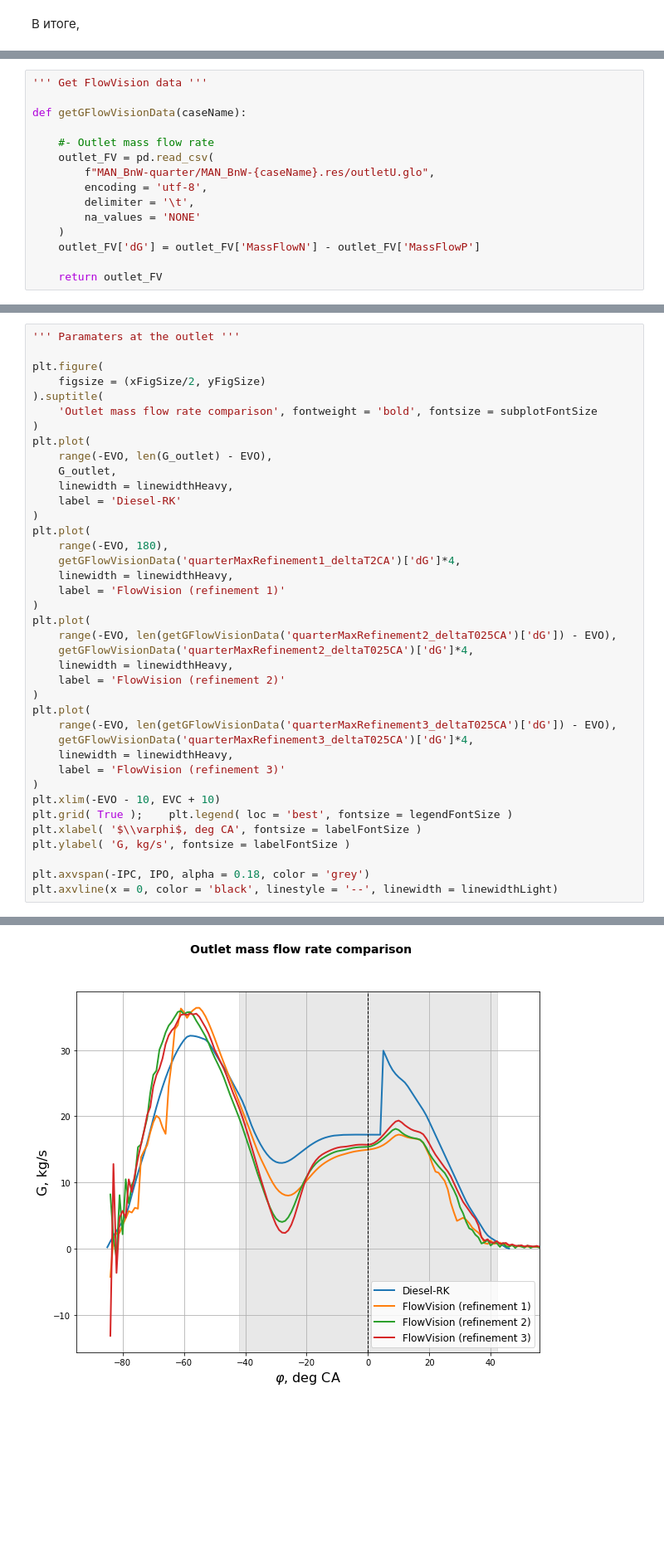
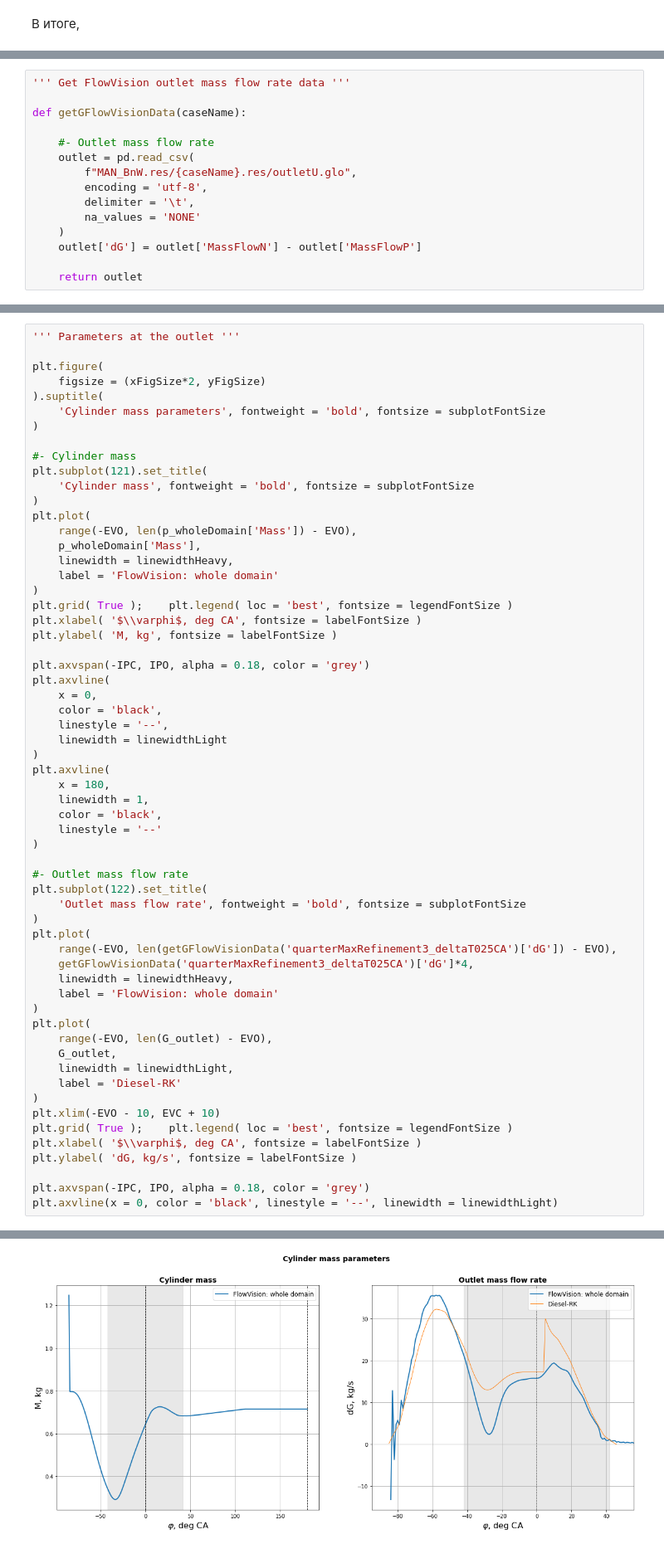
Before and after one commit to staneuski/dualFuelEngine, a Jupyter notebook: etc/FlowVision/MAN_BnW.ipynb, the cells around one changed output, grey strips where cells are left out. Shown: that part at 83% size. Drawn from its saved outputs; the diff is of its cells as text; blank space fills up the shorter version.

Commit message:
Add MAN_BnW-quarter FlowVision case results to the .ipynb

```diff
--- a/etc/FlowVision/MAN_BnW.ipynb
+++ b/etc/FlowVision/MAN_BnW.ipynb
@@ -818,15 +860,15 @@ Text(57, 1225, 'IPC')
 # %%
-''' Get FlowVision data '''
+''' Get FlowVision outlet mass flow rate data '''
 
 def getGFlowVisionData(caseName):
 
     #- Outlet mass flow rate
-    outlet_FV = pd.read_csv(
-        f"MAN_BnW-quarter/MAN_BnW-{caseName}.res/outletU.glo",
+    outlet = pd.read_csv(
+        f"MAN_BnW.res/{caseName}.res/outletU.glo",
         encoding = 'utf-8',
         delimiter = '\t',
         na_values = 'NONE'
     )
-    outlet_FV['dG'] = outlet_FV['MassFlowN'] - outlet_FV['MassFlowP']
+    outlet['dG'] = outlet['MassFlowN'] - outlet['MassFlowP']
 
-    return outlet_FV
+    return outlet
@@ -836,45 +1362,66 @@ def getGFlowVisionData(caseName):
 </center>
 # %%
-''' Paramaters at the outlet '''
+''' Parameters at the outlet '''
 
 plt.figure(
-    figsize = (xFigSize/2, yFigSize)
+    figsize = (xFigSize*2, yFigSize)
 ).suptitle(
-    'Outlet mass flow rate comparison', fontweight = 'bold', fontsize = subplotFontSize
+    'Cylinder mass parameters', fontweight = 'bold', fontsize = subplotFontSize
+)
+
+#- Cylinder mass
+plt.subplot(121).set_title(
+    'Cylinder mass', fontweight = 'bold', fontsize = subplotFontSize
 )
 plt.plot(
-    range(-EVO, len(G_outlet) - EVO),
-    G_outlet,
+    range(-EVO, len(p_wholeDomain['Mass']) - EVO),
+    p_wholeDomain['Mass'],
     linewidth = linewidthHeavy,
-    label = 'Diesel-RK'
+    label = 'FlowVision: whole domain'
 )
-plt.plot(
-    range(-EVO, 180),
-    getGFlowVisionData('quarterMaxRefinement1_deltaT2CA')['dG']*4,
-    linewidth = linewidthHeavy,
-    label = 'FlowVision (refinement 1)'
+plt.grid( True );    plt.legend( loc = 'best', fontsize = legendFontSize )
+plt.xlabel( '$\\varphi$, deg CA', fontsize = labelFontSize )
+plt.ylabel( 'M, kg', fontsize = labelFontSize )
+
+plt.axvspan(-IPC, IPO, alpha = 0.18, color = 'grey')
+plt.axvline(
+    x = 0,
+    color = 'black',
+    linestyle = '--',
+    linewidth = linewidthLight
 )
-plt.plot(
-    range(-EVO, len(getGFlowVisionData('quarterMaxRefinement2_deltaT025CA')['dG']) - EVO),
-    getGFlowVisionData('quarterMaxRefinement2_deltaT025CA')['dG']*4,
-    linewidth = linewidthHeavy,
-    label = 'FlowVision (refinement 2)'
+plt.axvline(
+    x = 180,
+    linewidth = 1,
+    color = 'black',
+    linestyle = '--'
+)
+
+#- Outlet mass flow rate
+plt.subplot(122).set_title(
+    'Outlet mass flow rate', fontweight = 'bold', fontsize = subplotFontSize
 )
 plt.plot(
     range(-EVO, len(getGFlowVisionData('quarterMaxRefinement3_deltaT025CA')['dG']) - EVO),
     getGFlowVisionData('quarterMaxRefinement3_deltaT025CA')['dG']*4,
     linewidth = linewidthHeavy,
-    label = 'FlowVision (refinement 3)'
+    label = 'FlowVision: whole domain'
+)
+plt.plot(
+    range(-EVO, len(G_outlet) - EVO),
+    G_outlet,
+    linewidth = linewidthLight,
+    label = 'Diesel-RK'
 )
 plt.xlim(-EVO - 10, EVC + 10)
 plt.grid( True );    plt.legend( loc = 'best', fontsize = legendFontSize )
 plt.xlabel( '$\\varphi$, deg CA', fontsize = labelFontSize )
-plt.ylabel( 'G, kg/s', fontsize = labelFontSize )
+plt.ylabel( 'dG, kg/s', fontsize = labelFontSize )
 
 plt.axvspan(-IPC, IPO, alpha = 0.18, color = 'grey')
 plt.axvline(x = 0, color = 'black', linestyle = '--', linewidth = linewidthLight)
 # %% [output]
 <matplotlib.lines.Line2D at 0x...>
-[figure, old version]
+[figure, new version]
 # %% [markdown]
 <center>
```
Also changed, not shown: parts of 34 cells of this notebook.
